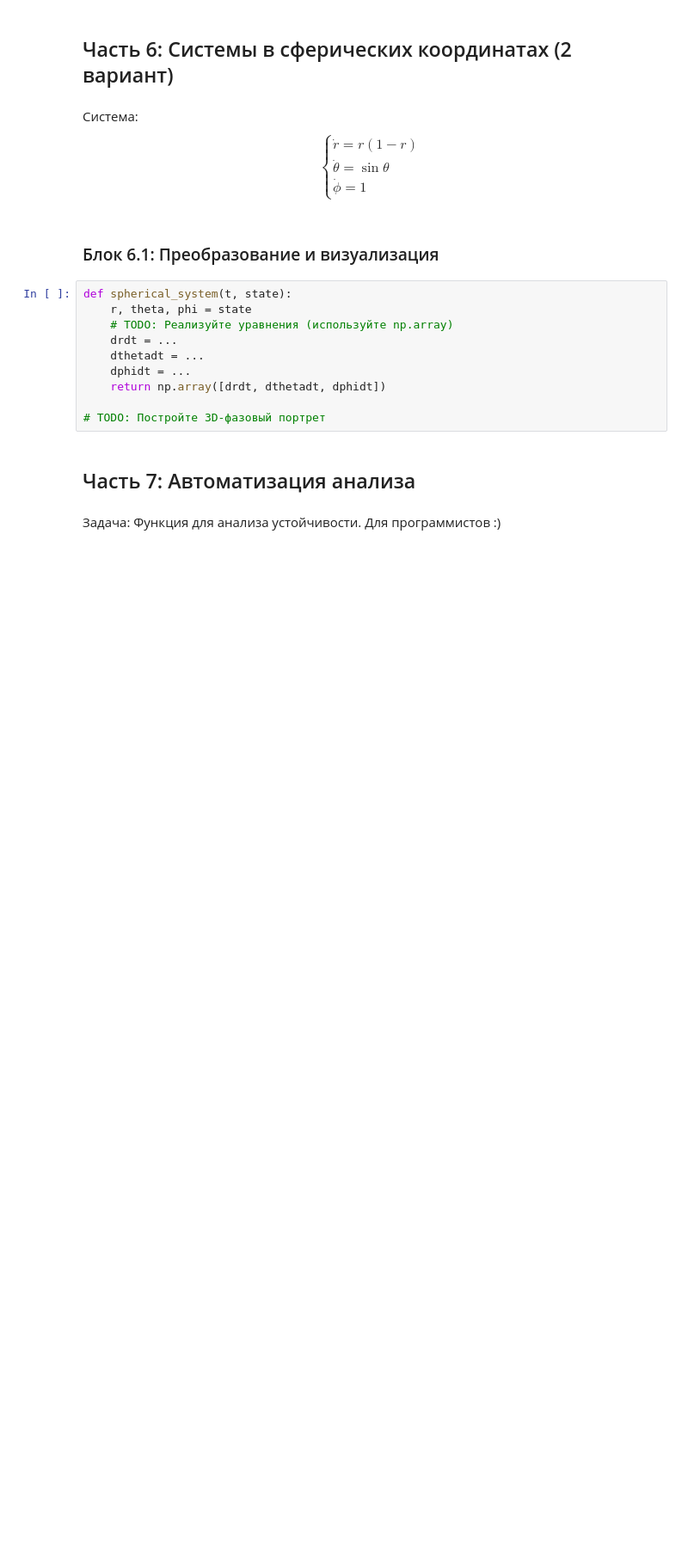
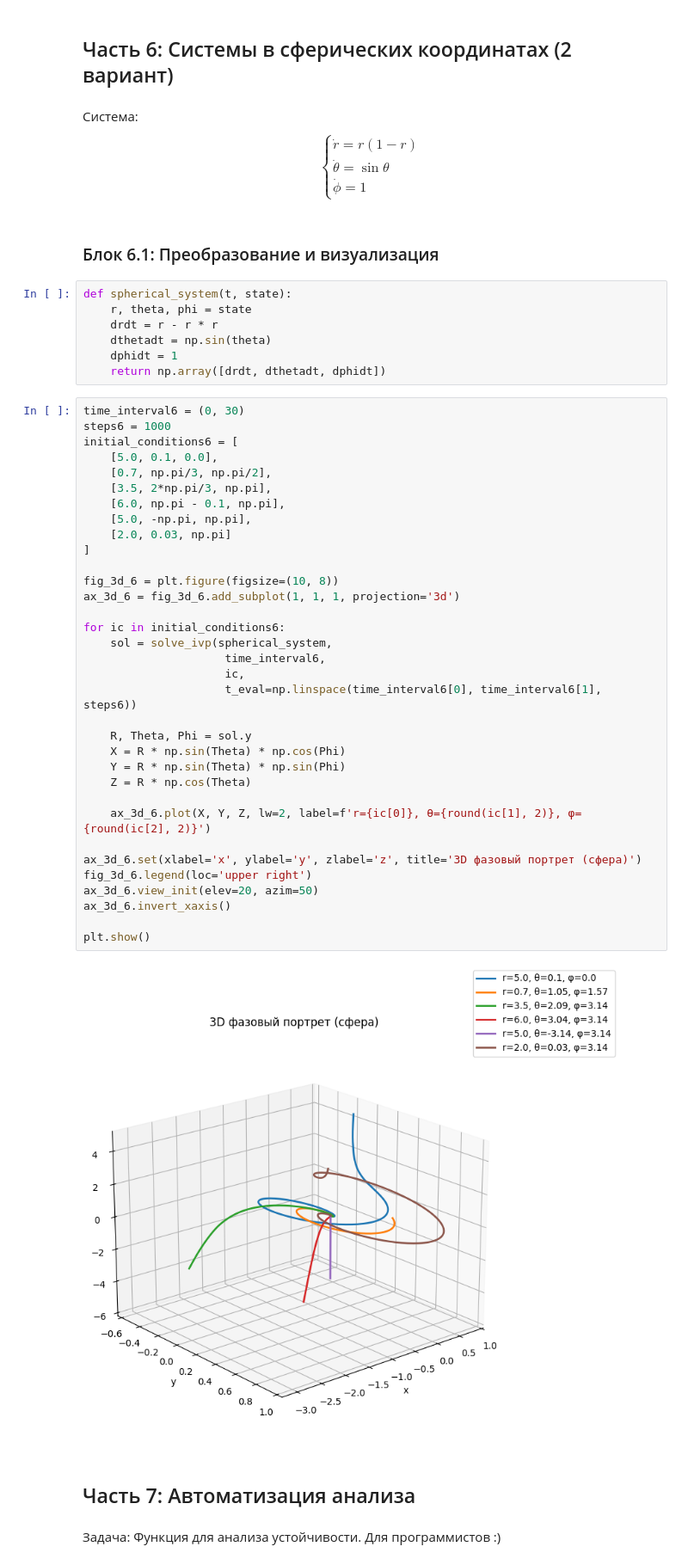
Before and after one commit to n-sukhov/Differential_equations_RGR2, a Jupyter notebook: РГР_2_Сухов_Магомедов_Шишкина.ipynb, the cells around one changed output. Shown at 86% size. Drawn from its saved outputs; the diff is of its cells as text; blank space fills up the shorter version.

```diff
--- a/РГР_2_Сухов_Магомедов_Шишкина.ipynb
+++ b/РГР_2_Сухов_Магомедов_Шишкина.ipynb
@@ -424,13 +424,46 @@ $$
 # %%
 def spherical_system(t, state):
     r, theta, phi = state
-    # TODO: Реализуйте уравнения (используйте np.array)
-    drdt = ...
-    dthetadt = ...
-    dphidt = ...
+    drdt = r - r * r
+    dthetadt = np.sin(theta)
+    dphidt = 1
     return np.array([drdt, dthetadt, dphidt])
-
-# TODO: Постройте 3D-фазовый портрет
+# %%
+time_interval6 = (0, 30)
+steps6 = 1000
+initial_conditions6 = [
+    [5.0, 0.1, 0.0],
+    [0.7, np.pi/3, np.pi/2],
+    [3.5, 2*np.pi/3, np.pi],
+    [6.0, np.pi - 0.1, np.pi],
+    [5.0, -np.pi, np.pi],
+    [2.0, 0.03, np.pi]
+]
+
+fig_3d_6 = plt.figure(figsize=(10, 8))
+ax_3d_6 = fig_3d_6.add_subplot(1, 1, 1, projection='3d')
+
+for ic in initial_conditions6:
+    sol = solve_ivp(spherical_system,
+                     time_interval6,
+                     ic,
+                     t_eval=np.linspace(time_interval6[0], time_interval6[1], steps6))
+
+    R, Theta, Phi = sol.y
+    X = R * np.sin(Theta) * np.cos(Phi)
+    Y = R * np.sin(Theta) * np.sin(Phi)
+    Z = R * np.cos(Theta)
+
+    ax_3d_6.plot(X, Y, Z, lw=2, label=f'r={ic[0]}, θ={round(ic[1], 2)}, φ={round(ic[2], 2)}')
+
+ax_3d_6.set(xlabel='x', ylabel='y', zlabel='z', title='3D фазовый портрет (сфера)')
+fig_3d_6.legend(loc='upper right')
+ax_3d_6.view_init(elev=20, azim=50)
+ax_3d_6.invert_xaxis()
+
+plt.show()
+# %% [output]
+[figure, added]
 # %% [markdown]
 ## Часть 7: Автоматизация анализа
 # %% [markdown]
```
Also changed, not shown: parts of 1 cell of this notebook.
